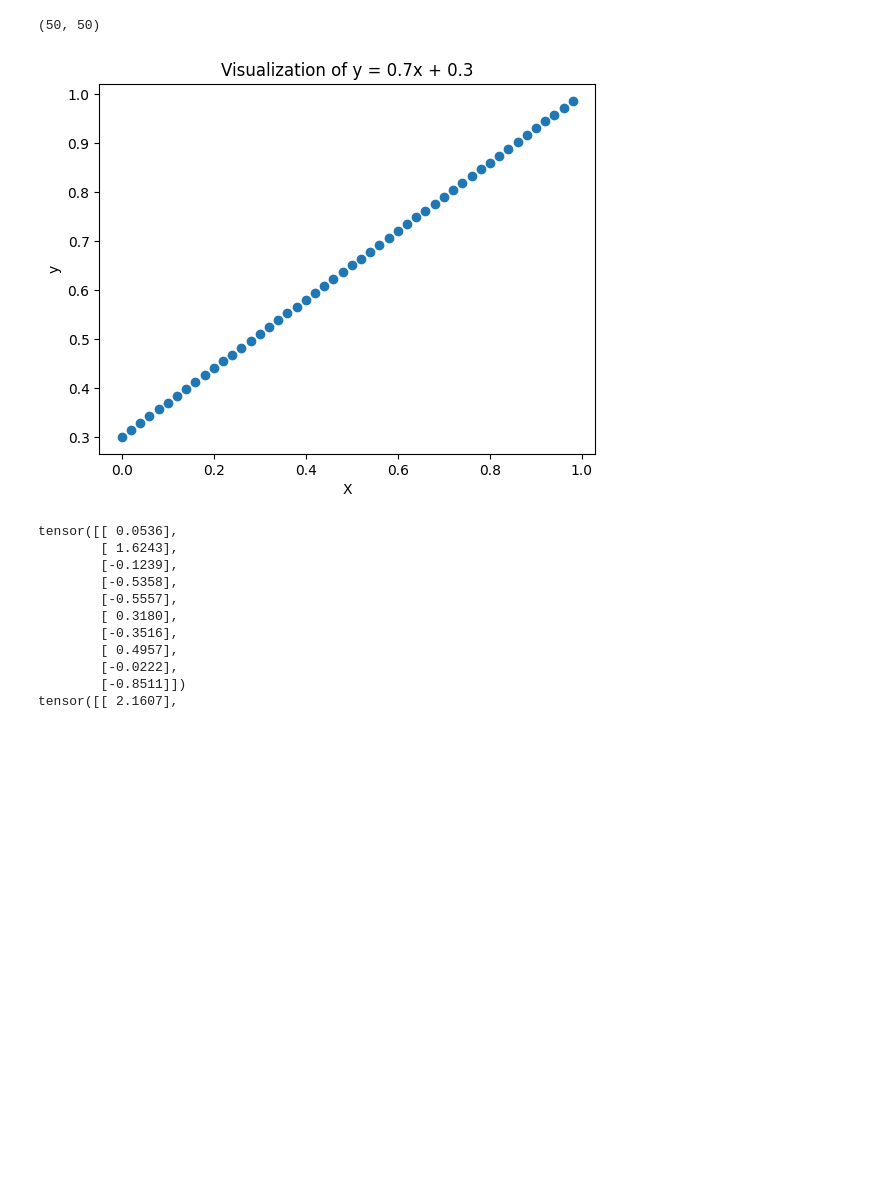
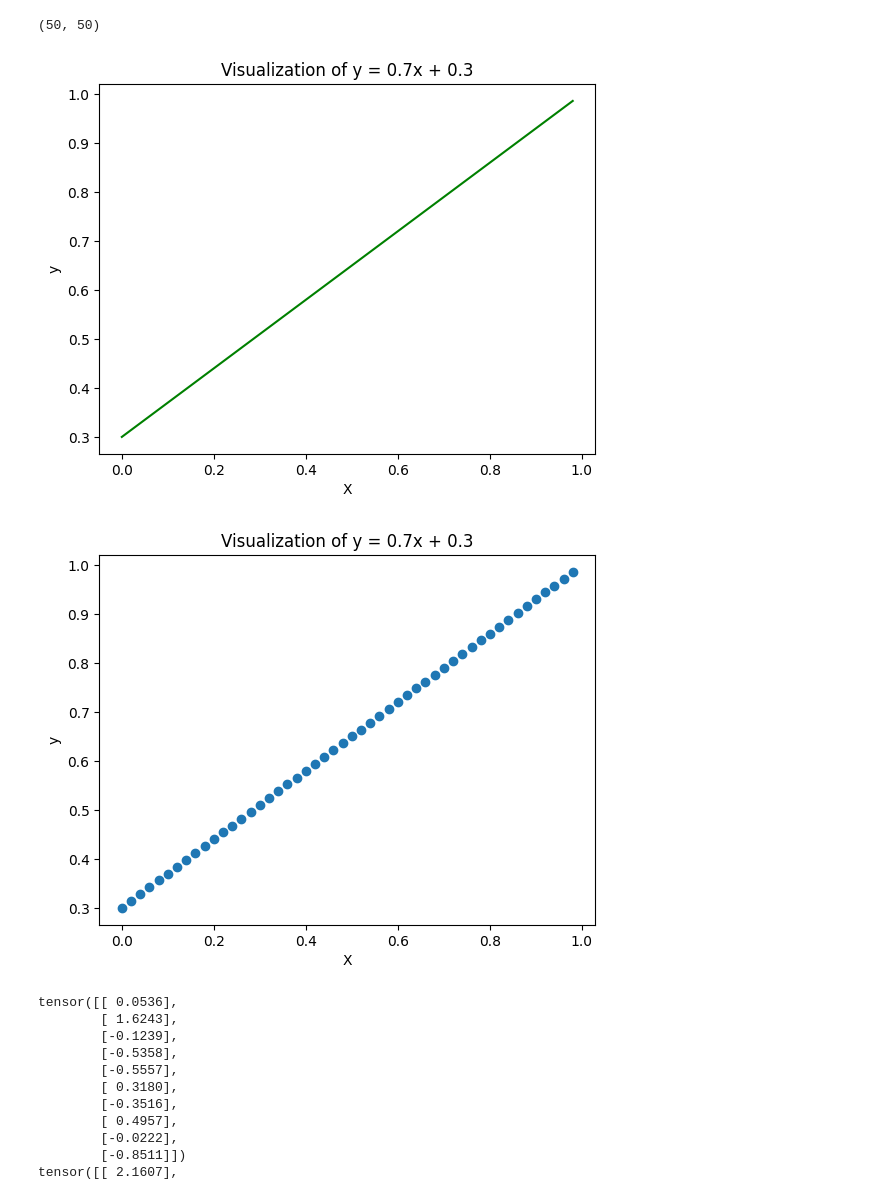
Before and after one commit to sujal910/Learning_PyTorch, a Jupyter notebook: 02_PyTorch_WorkFlow.ipynb, the cells around one changed output. Drawn from its saved outputs; the diff is of its cells as text; code cells hidden in the pictures; blank space fills up the shorter version.

```diff
--- a/02_PyTorch_WorkFlow.ipynb
+++ b/02_PyTorch_WorkFlow.ipynb
@@ -123,30 +123,36 @@ len(X) , len(y)
 # %%
 # This is to visiualize what is going on.
 import torch
 import matplotlib.pyplot as plt
 
 weight = 0.7
 bias = 0.3
 
 start = 0
 end = 1
 step = 0.02
 
 X = torch.arange(start, end, step).unsqueeze(dim=1)
 y = weight * X + bias
 
 # Convert to numpy for plotting
 X_np = X.numpy()
 y_np = y.numpy()
 
 # Plot
+plt.plot(X_np , y_np , c="g")
+plt.xlabel("X")
+plt.ylabel("y")
+plt.title("Visualization of y = 0.7x + 0.3")
+plt.show()
 plt.scatter(X_np, y_np)
 plt.xlabel("X")
 plt.ylabel("y")
 plt.title("Visualization of y = 0.7x + 0.3")
 plt.show()
 # %% [output]
-[figure, old version]
+[figure, new version]
+[figure, added]
 # %%
 import torch
 
```
Also changed, not shown: parts of 4 cells of this notebook.
